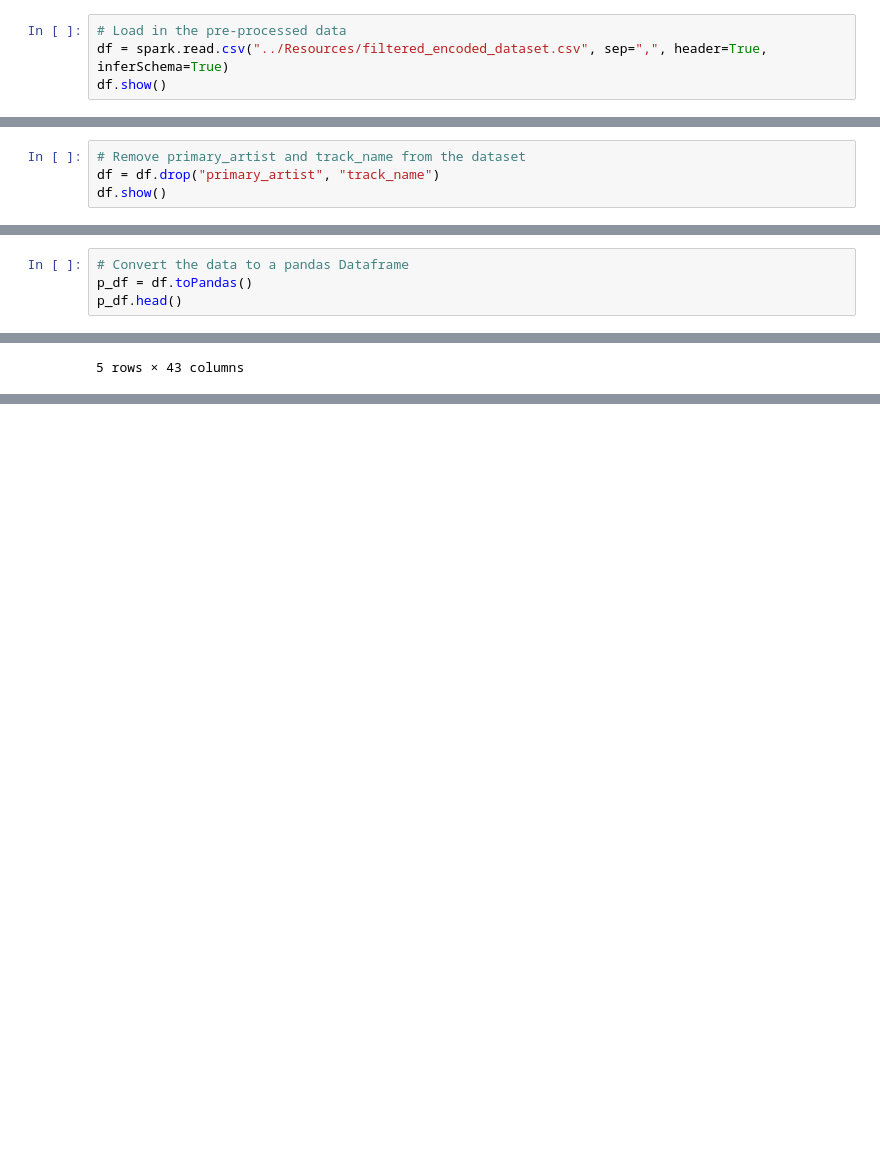
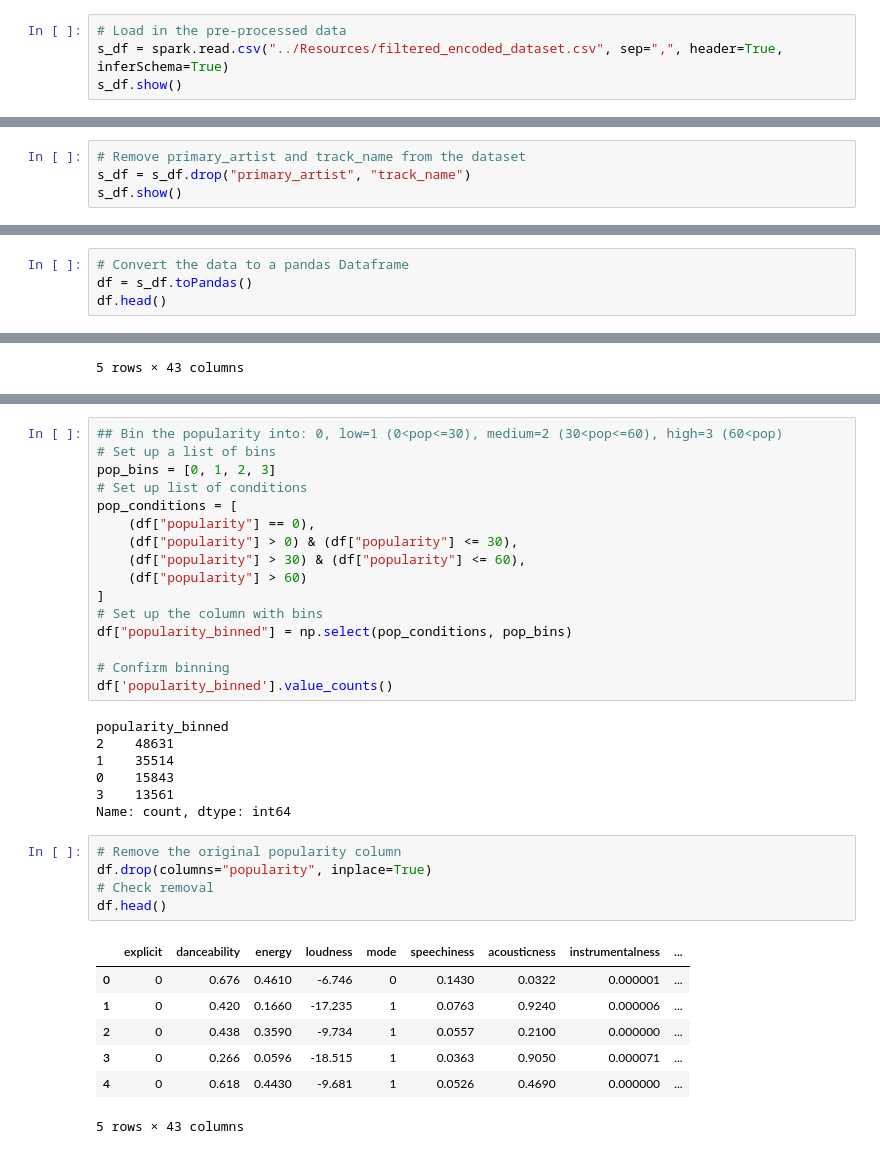
Before and after one commit to skronheim/Project-4, a Jupyter notebook: SK_predict_popularity/SK_supervised_learning.ipynb, the cells around one changed output, grey strips where cells are left out. Saved outputs shown, nothing was run; the diff lists cells and outputs as text; blank space fills up the shorter version.

```diff
--- a/SK_predict_popularity/SK_supervised_learning.ipynb
+++ b/SK_predict_popularity/SK_supervised_learning.ipynb
@@ -17,8 +18,8 @@ findspark.init()
 spark = SparkSession.builder.appName("SK_model").getOrCreate()
 # %%
 # Load in the pre-processed data
-df = spark.read.csv("../Resources/filtered_encoded_dataset.csv", sep=",", header=True, inferSchema=True)
-df.show()
+s_df = spark.read.csv("../Resources/filtered_encoded_dataset.csv", sep=",", header=True, inferSchema=True)
+s_df.show()
 # %% [output]
 +-----------------+--------------------+----------+--------+------------+------+--------+----+-----------+------------+----------------+--------+-------+-------+------------------+----------------+--- ...
 |   primary_artist|          track_name|popularity|explicit|danceability|energy|loudness|mode|speechiness|acousticness|instrumentalness|liveness|valence|  tempo|      duration_min|time_signature_0|tim ...
@@ -39,8 +40,8 @@ df.show()
 only showing top 20 rows
 # %%
 # Remove primary_artist and track_name from the dataset
-df = df.drop("primary_artist", "track_name")
-df.show()
+s_df = s_df.drop("primary_artist", "track_name")
+s_df.show()
 # %% [output]
 +----------+--------+------------+------+--------+----+-----------+------------+----------------+--------+-------+-------+------------------+----------------+----------------+----------------+-------- ...
 |popularity|explicit|danceability|energy|loudness|mode|speechiness|acousticness|instrumentalness|liveness|valence|  tempo|      duration_min|time_signature_0|time_signature_1|time_signature_3|time_sig ...
@@ -61,8 +62,8 @@ df.show()
 only showing top 20 rows
 # %%
 # Convert the data to a pandas Dataframe
-p_df = df.toPandas()
-p_df.head()
+df = s_df.toPandas()
+df.head()
 # %% [output]
 |  | popularity | explicit | danceability | energy | loudness | mode | speechiness | acousticness | ... |
 | 0 | 73 | 0 | 0.676 | 0.4610 | -6.746 | 0 | 0.1430 | 0.0322 | ... |
@@ -81,2 +94,38 @@ array([[<AxesSubplot:title={'center':'popularity'}>]], dtype=object)
+# %%
+## Bin the popularity into: 0, low=1 (0<pop<=30), medium=2 (30<pop<=60), high=3 (60<pop)
+# Set up a list of bins
+pop_bins = [0, 1, 2, 3]
+# Set up list of conditions
+pop_conditions = [
+    (df["popularity"] == 0),
+    (df["popularity"] > 0) & (df["popularity"] <= 30),
+    (df["popularity"] > 30) & (df["popularity"] <= 60),
+    (df["popularity"] > 60)
+]
+# Set up the column with bins
+df["popularity_binned"] = np.select(pop_conditions, pop_bins)
+
+# Confirm binning
+df['popularity_binned'].value_counts()
+# %% [output]
+popularity_binned
+2    48631
+1    35514
+0    15843
+3    13561
+Name: count, dtype: int64
+# %%
+# Remove the original popularity column
+df.drop(columns="popularity", inplace=True)
+# Check removal
+df.head()
+# %% [output]
+|  | explicit | danceability | energy | loudness | mode | speechiness | acousticness | instrumentalness | ... |
+| 0 | 0 | 0.676 | 0.4610 | -6.746 | 0 | 0.1430 | 0.0322 | 0.000001 | ... |
+| 1 | 0 | 0.420 | 0.1660 | -17.235 | 1 | 0.0763 | 0.9240 | 0.000006 | ... |
+| 2 | 0 | 0.438 | 0.3590 | -9.734 | 1 | 0.0557 | 0.2100 | 0.000000 | ... |
+| 3 | 0 | 0.266 | 0.0596 | -18.515 | 1 | 0.0363 | 0.9050 | 0.000071 | ... |
+| 4 | 0 | 0.618 | 0.4430 | -9.681 | 1 | 0.0526 | 0.4690 | 0.000000 | ... |
+5 rows × 43 columns
 # %%
 # Separate the prediction (song popularity) from the rest of the features
```
Also changed, not shown: parts of 4 cells of this notebook, 2 other files.
